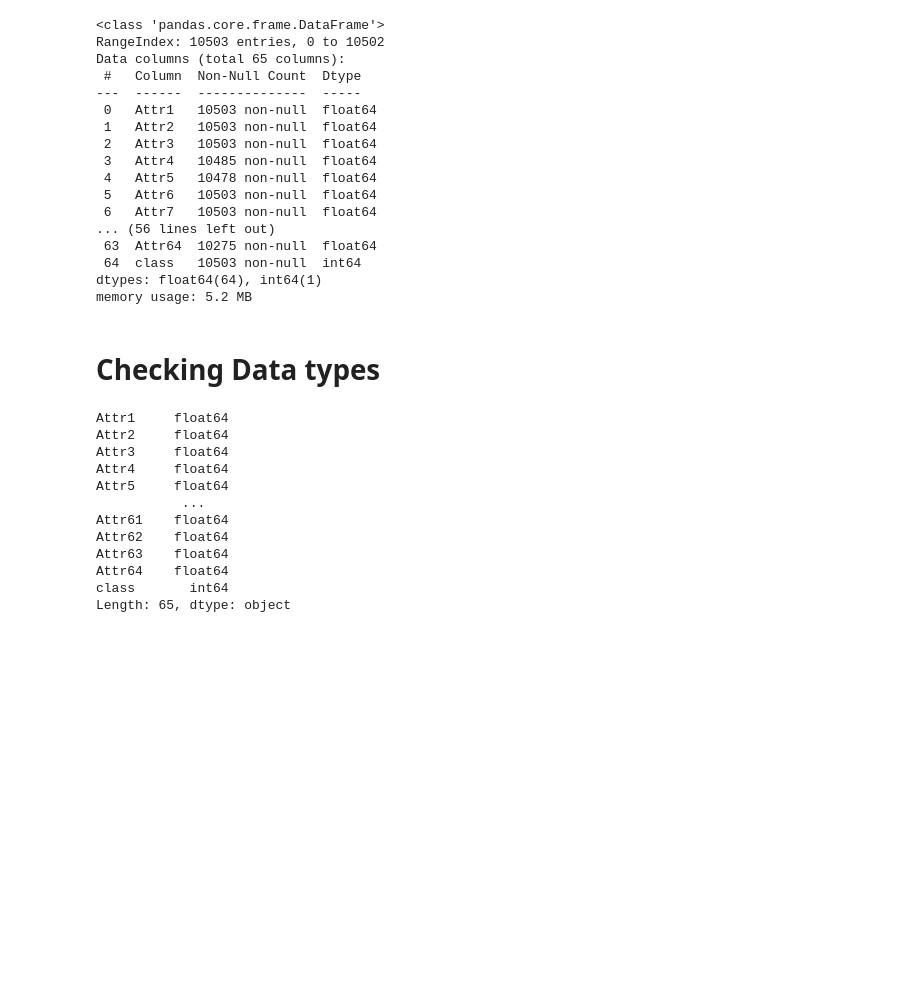
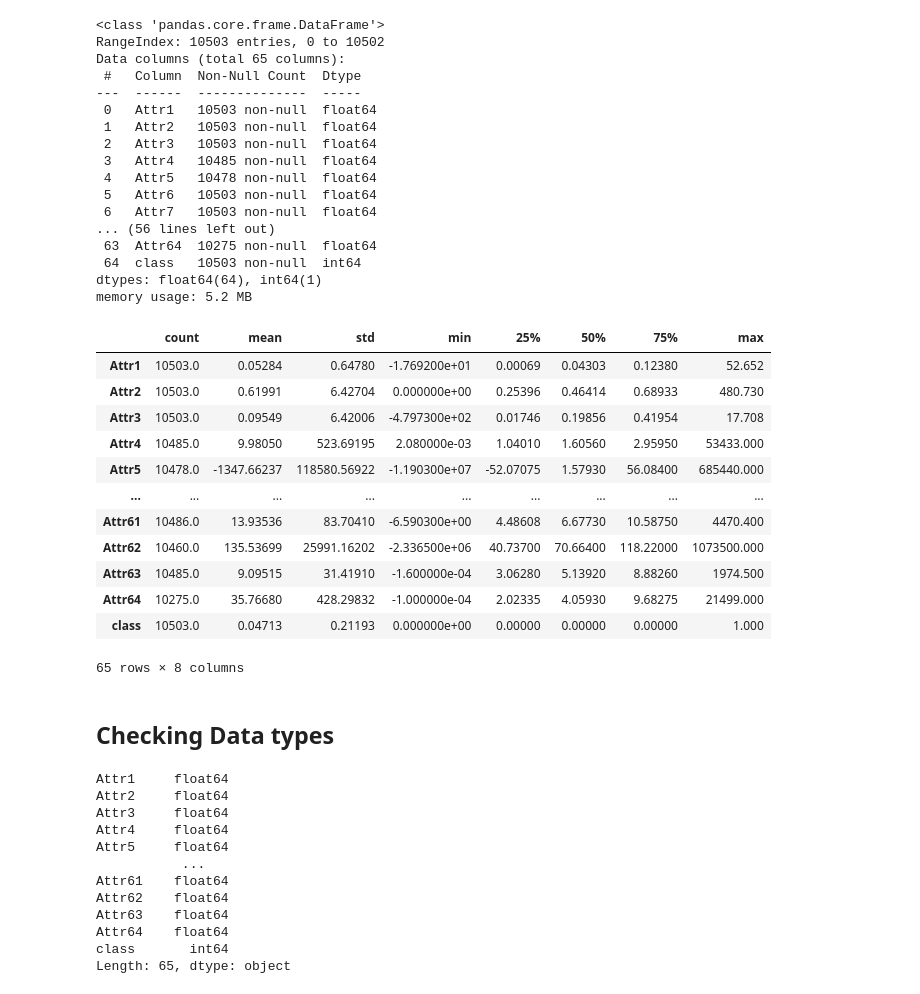
Before and after one commit to DanielRamirez0430/ASDS-5302-Summer-2026-Final-Project-, a Jupyter notebook: ASDS_5302_Final_Project.ipynb, the cells around one changed output. Cells and saved outputs as stored; diff of their text form; code cells hidden in the pictures; blank space fills up the shorter version.

```diff
--- a/ASDS_5302_Final_Project.ipynb
+++ b/ASDS_5302_Final_Project.ipynb
@@ -84,8 +168,24 @@ Data columns (total 65 columns):
  64  class   10503 non-null  int64
 dtypes: float64(64), int64(1)
 memory usage: 5.2 MB
+# %%
+df3.describe().round(5).T
+# %% [output]
+|  | count | mean | std | min | 25% | 50% | 75% | max |
+| Attr1 | 10503.0 | 0.05284 | 0.64780 | -1.769200e+01 | 0.00069 | 0.04303 | 0.12380 | 52.652 |
+| Attr2 | 10503.0 | 0.61991 | 6.42704 | 0.000000e+00 | 0.25396 | 0.46414 | 0.68933 | 480.730 |
+| Attr3 | 10503.0 | 0.09549 | 6.42006 | -4.797300e+02 | 0.01746 | 0.19856 | 0.41954 | 17.708 |
+| Attr4 | 10485.0 | 9.98050 | 523.69195 | 2.080000e-03 | 1.04010 | 1.60560 | 2.95950 | 53433.000 |
+| Attr5 | 10478.0 | -1347.66237 | 118580.56922 | -1.190300e+07 | -52.07075 | 1.57930 | 56.08400 | 685440.000 |
+| ... | ... | ... | ... | ... | ... | ... | ... | ... |
+| Attr61 | 10486.0 | 13.93536 | 83.70410 | -6.590300e+00 | 4.48608 | 6.67730 | 10.58750 | 4470.400 |
+| Attr62 | 10460.0 | 135.53699 | 25991.16202 | -2.336500e+06 | 40.73700 | 70.66400 | 118.22000 | 1073500.000 |
+| Attr63 | 10485.0 | 9.09515 | 31.41910 | -1.600000e-04 | 3.06280 | 5.13920 | 8.88260 | 1974.500 |
+| Attr64 | 10275.0 | 35.76680 | 428.29832 | -1.000000e-04 | 2.02335 | 4.05930 | 9.68275 | 21499.000 |
+| class | 10503.0 | 0.04713 | 0.21193 | 0.000000e+00 | 0.00000 | 0.00000 | 0.00000 | 1.000 |
+65 rows × 8 columns
 # %% [markdown]
-# Checking Data types
+## Checking Data types
 # %%
 df3.dtypes
 # %% [output]
```
Also changed, not shown: parts of 23 cells of this notebook.
